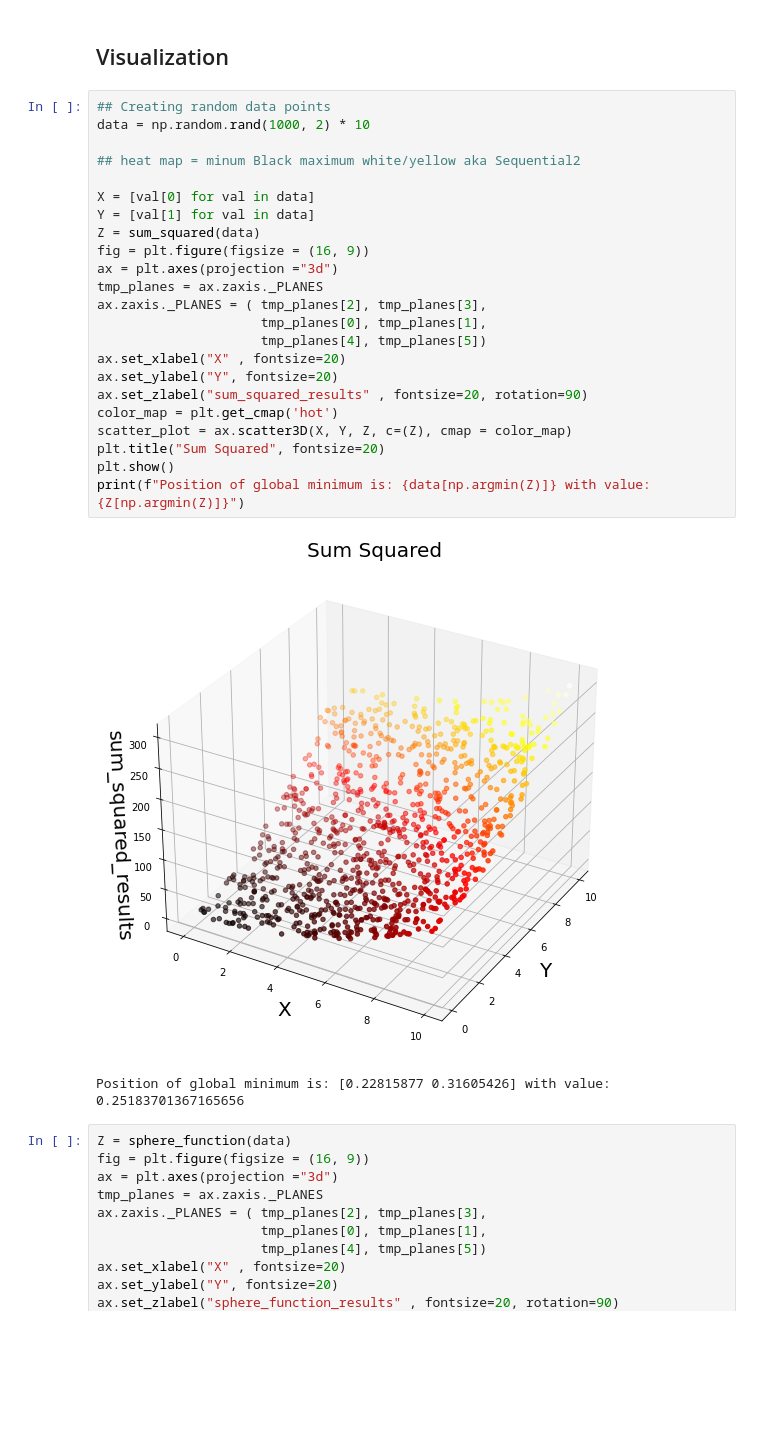
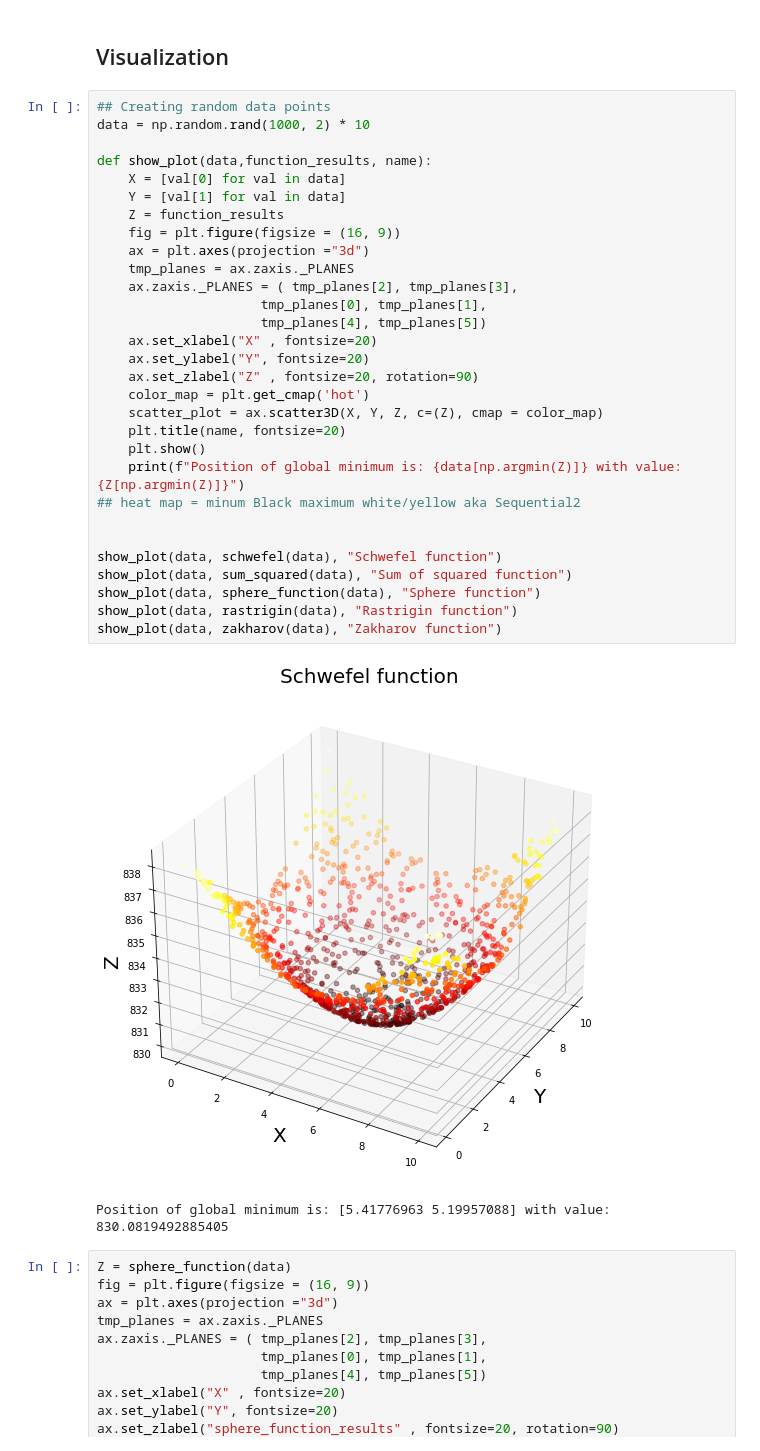
Before and after one commit to Edems10/matematicka_informatika, a Jupyter notebook: 01.ipynb, the cells around one changed output. Saved outputs shown, nothing was run; the diff lists cells and outputs as text; blank space fills up the shorter version.

Commit message:
simplified visualization

```diff
--- a/01.ipynb
+++ b/01.ipynb
@@ -50,29 +50,36 @@ def zakharov(data):
 # %%
 ## Creating random data points
 data = np.random.rand(1000, 2) * 10
 
+def show_plot(data,function_results, name):
+    X = [val[0] for val in data]
+    Y = [val[1] for val in data]
+    Z = function_results
+    fig = plt.figure(figsize = (16, 9))
+    ax = plt.axes(projection ="3d")
+    tmp_planes = ax.zaxis._PLANES
+    ax.zaxis._PLANES = ( tmp_planes[2], tmp_planes[3],
+                     tmp_planes[0], tmp_planes[1],
+                     tmp_planes[4], tmp_planes[5])
+    ax.set_xlabel("X" , fontsize=20)
+    ax.set_ylabel("Y", fontsize=20)
+    ax.set_zlabel("Z" , fontsize=20, rotation=90)
+    color_map = plt.get_cmap('hot')
+    scatter_plot = ax.scatter3D(X, Y, Z, c=(Z), cmap = color_map)
+    plt.title(name, fontsize=20)
+    plt.show()
+    print(f"Position of global minimum is: {data[np.argmin(Z)]} with value: {Z[np.argmin(Z)]}")
 ## heat map = minum Black maximum white/yellow aka Sequential2
 
-X = [val[0] for val in data]
-Y = [val[1] for val in data]
-Z = sum_squared(data)
-fig = plt.figure(figsize = (16, 9))
-ax = plt.axes(projection ="3d")
-tmp_planes = ax.zaxis._PLANES
-ax.zaxis._PLANES = ( tmp_planes[2], tmp_planes[3],
-                     tmp_planes[0], tmp_planes[1],
-                     tmp_planes[4], tmp_planes[5])
-ax.set_xlabel("X" , fontsize=20)
-ax.set_ylabel("Y", fontsize=20)
-ax.set_zlabel("sum_squared_results" , fontsize=20, rotation=90)
-color_map = plt.get_cmap('hot')
-scatter_plot = ax.scatter3D(X, Y, Z, c=(Z), cmap = color_map)
-plt.title("Sum Squared", fontsize=20)
-plt.show()
-print(f"Position of global minimum is: {data[np.argmin(Z)]} with value: {Z[np.argmin(Z)]}")
+
+show_plot(data, schwefel(data), "Schwefel function")
+show_plot(data, sum_squared(data), "Sum of squared function")
+show_plot(data, sphere_function(data), "Sphere function")
+show_plot(data, rastrigin(data), "Rastrigin function")
+show_plot(data, zakharov(data), "Zakharov function")
 # %% [output]
-[figure, old version]
+[figure, new version]
-Position of global minimum is: [0.22815877 0.31605426] with value: 0.25183701367165656
+Position of global minimum is: [5.41776963 5.19957088] with value: 830.0819492885405
 # %%
 Z = sphere_function(data)
 fig = plt.figure(figsize = (16, 9))
```
